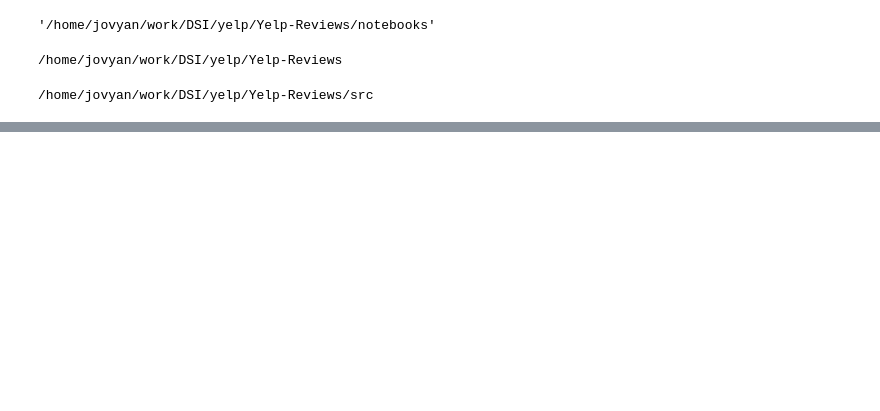
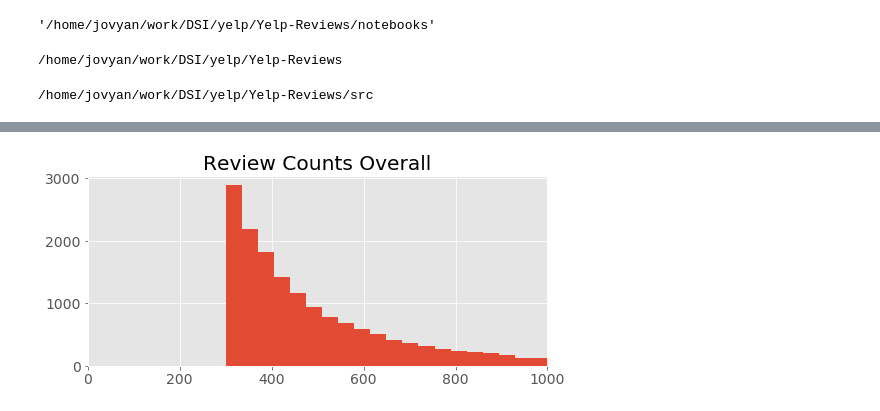
Before and after one commit to Laura-Kimble/Yelp-Reviews, a Jupyter notebook: notebooks/business_eda.ipynb, the cells around one changed output, grey strips where cells are left out. Drawn from its saved outputs; the diff is of its cells as text; code cells hidden in the pictures; blank space fills up the shorter version.

```diff
--- a/notebooks/business_eda.ipynb
+++ b/notebooks/business_eda.ipynb
@@ -374,0 +333,14 @@ fig.savefig('../images/Top 10 business categories.png')
+# %%
+cutoff = 1000
+cutoff_data = users_df[users_df[users_df.review_count_col] < cutoff]
+
+fig, ax = plt.subplots(1, 1, figsize=(8, 4))
+review_count_data = cutoff_data[users_df.review_count_col]
+ax.hist(review_count_data, bins=20)
+ax.set_xlim(0, cutoff)
+title = 'Review Counts Overall'
+ax.set_title(title)
+
+plt.tight_layout(pad=2)
+# %% [output]
+[figure, added]
```
Also changed, not shown: parts of 47 cells of this notebook, 13 other files.
